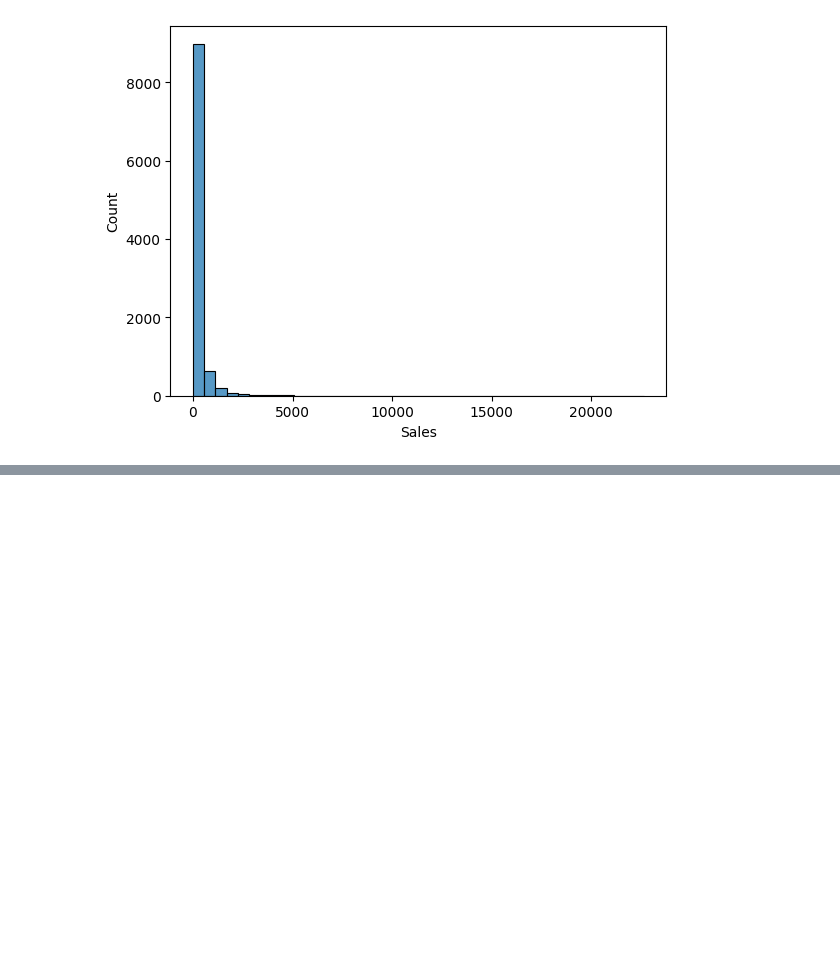
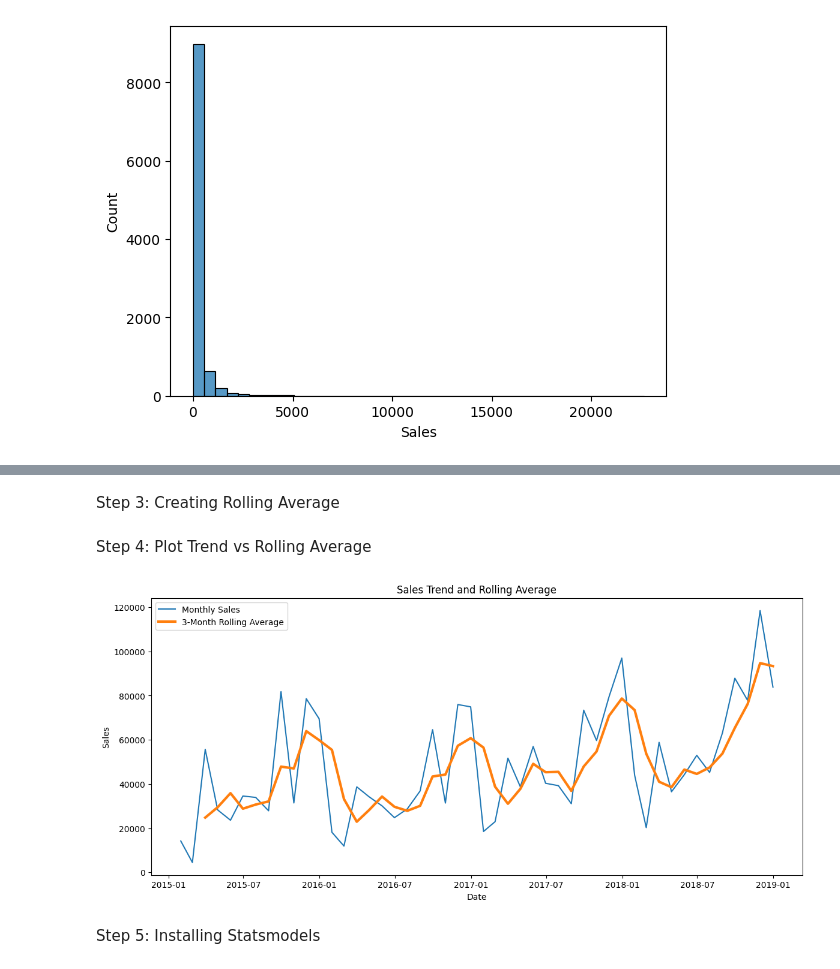
Before and after one commit to AmirhosseinAshrafi99/Sales-Forecasting-Analysis, a Jupyter notebook: notebooks/sales_forecasting_analysis.ipynb, the cells around one changed output, grey strips where cells are left out. Cells and saved outputs as stored; diff of their text form; code cells hidden in the pictures; blank space fills up the shorter version.

```diff
--- a/notebooks/sales_forecasting_analysis.ipynb
+++ b/notebooks/sales_forecasting_analysis.ipynb
@@ -589,0 +628,37 @@ plt.show()
+# %% [markdown]
+Step 3: Creating Rolling Average
+# %%
+rolling_sales = (
+    monthly_sales
+    .rolling(window=3)
+    .mean()
+)
+# %% [markdown]
+Step 4: Plot Trend vs Rolling Average
+# %%
+plt.figure(figsize=(14,6))
+
+plt.plot(
+    monthly_sales.index,
+    monthly_sales,
+    label="Monthly Sales"
+)
+
+plt.plot(
+    rolling_sales.index,
+    rolling_sales,
+    linewidth=3,
+    label="3-Month Rolling Average"
+)
+
+plt.title("Sales Trend and Rolling Average")
+plt.xlabel("Date")
+plt.ylabel("Sales")
+
+plt.legend()
+
+plt.show()
+# %% [output]
+[figure, added]
+# %% [markdown]
+Step 5: Installing Statsmodels
```
Also changed, not shown: parts of 59 cells of this notebook, 5 other files.
